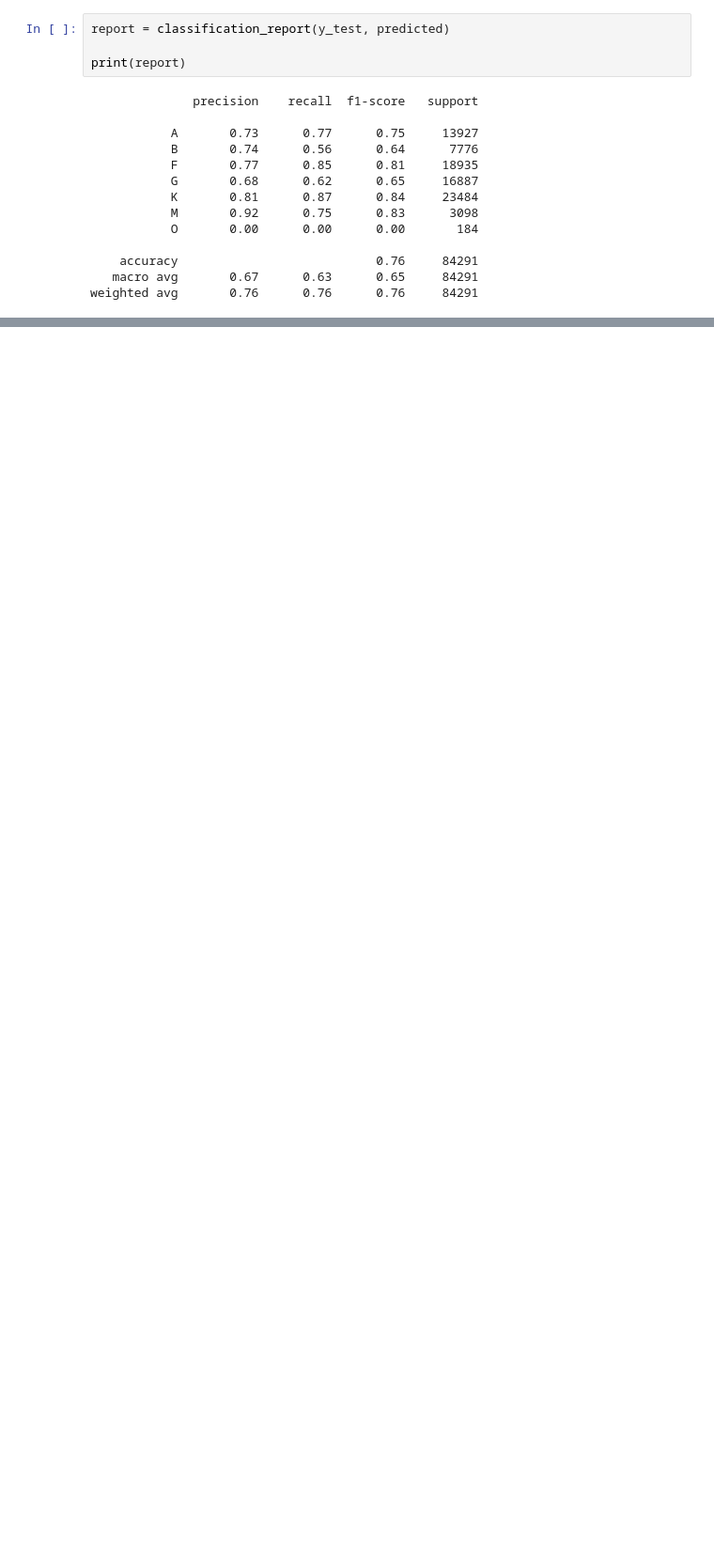
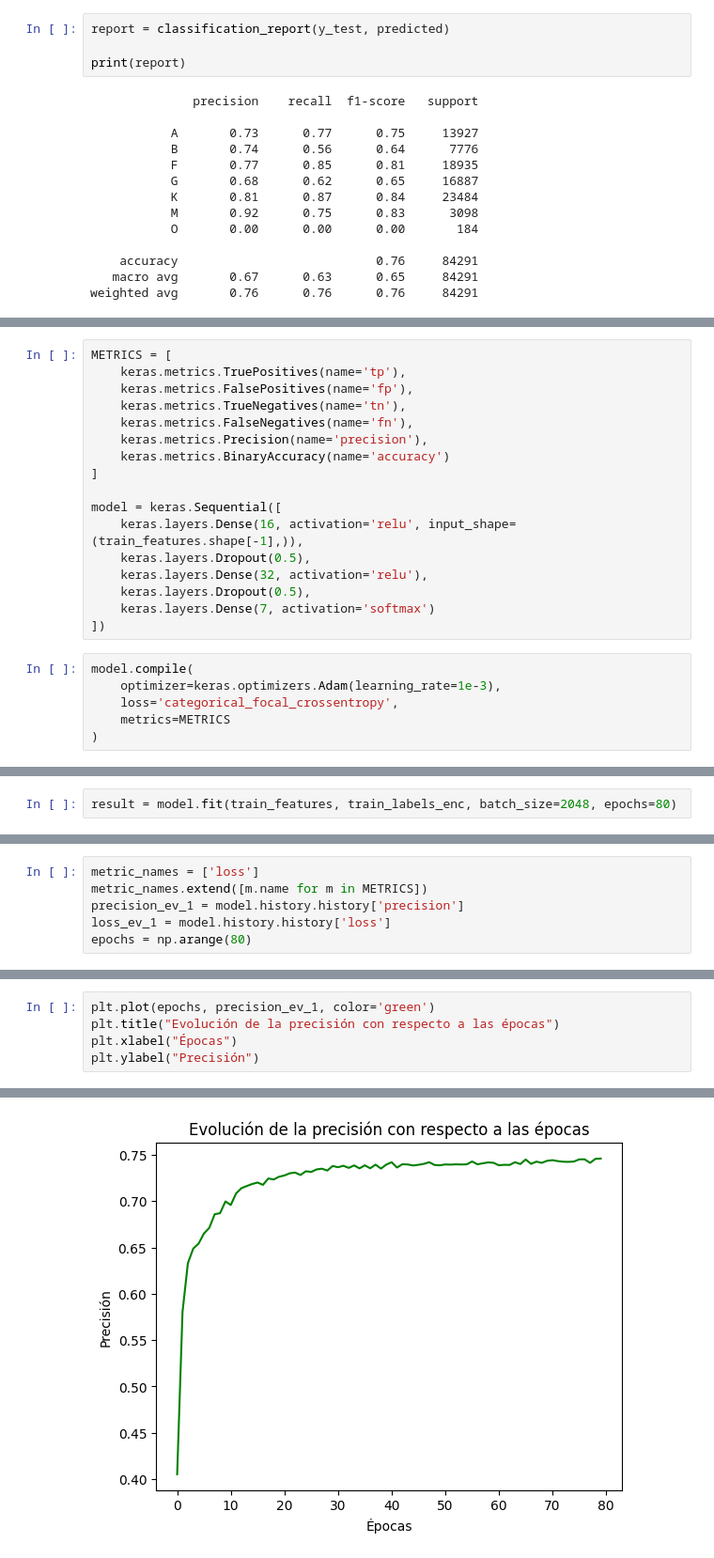
Before and after one commit to bsttiv/tipos_espectrales, a Jupyter notebook: Tipos_Espectrales.ipynb, the cells around one changed output, grey strips where cells are left out. Shown at 94% size. Drawn from its saved outputs; the diff is of its cells as text; blank space fills up the shorter version.

```diff
--- a/Tipos_Espectrales.ipynb
+++ b/Tipos_Espectrales.ipynb
@@ -440,0 +499,23 @@ Referencia: https://www.tensorflow.org/tutorials/structured_data/imbalanced_data
+# %%
+METRICS = [
+    keras.metrics.TruePositives(name='tp'),
+    keras.metrics.FalsePositives(name='fp'),
+    keras.metrics.TrueNegatives(name='tn'),
+    keras.metrics.FalseNegatives(name='fn'),
+    keras.metrics.Precision(name='precision'),
+    keras.metrics.BinaryAccuracy(name='accuracy')
+]
+
+model = keras.Sequential([
+    keras.layers.Dense(16, activation='relu', input_shape=(train_features.shape[-1],)),
+    keras.layers.Dropout(0.5),
+    keras.layers.Dense(32, activation='relu'),
+    keras.layers.Dropout(0.5),
+    keras.layers.Dense(7, activation='softmax')
+])
+# %%
+model.compile(
+    optimizer=keras.optimizers.Adam(learning_rate=1e-3),
+    loss='categorical_focal_crossentropy',
+    metrics=METRICS
+)
@@ -440,0 +542,2 @@ Referencia: https://www.tensorflow.org/tutorials/structured_data/imbalanced_data
+# %%
+result = model.fit(train_features, train_labels_enc, batch_size=2048, epochs=80)
@@ -440,0 +562,6 @@ Referencia: https://www.tensorflow.org/tutorials/structured_data/imbalanced_data
+# %%
+metric_names = ['loss']
+metric_names.extend([m.name for m in METRICS])
+precision_ev_1 = model.history.history['precision']
+loss_ev_1 = model.history.history['loss']
+epochs = np.arange(80)
@@ -440,0 +581,6 @@ Referencia: https://www.tensorflow.org/tutorials/structured_data/imbalanced_data
+# %%
+plt.plot(epochs, precision_ev_1, color='green')
+plt.title("Evolución de la precisión con respecto a las épocas")
+plt.xlabel("Épocas")
+plt.ylabel("Precisión")
+# %% [output]
@@ -440,0 +588 @@ Referencia: https://www.tensorflow.org/tutorials/structured_data/imbalanced_data
+[figure, added]
```
Also changed, not shown: parts of 47 cells of this notebook.
